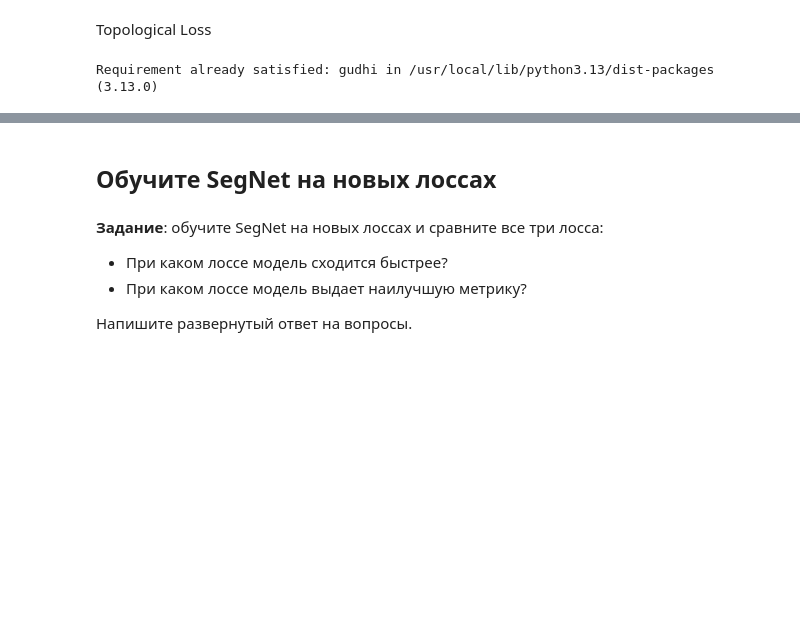
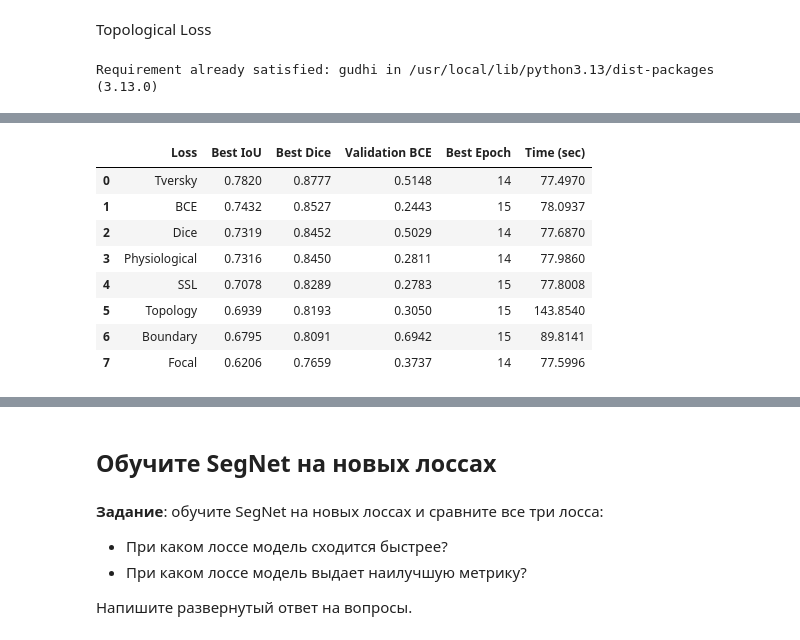
Before and after one commit to mymindinsane/DLS, a Jupyter notebook: hw_6_semantic_segmentation.ipynb, the cells around one changed output, grey strips where cells are left out. Cells and saved outputs as stored; diff of their text form; code cells hidden in the pictures; blank space fills up the shorter version.

```diff
--- a/hw_6_semantic_segmentation.ipynb
+++ b/hw_6_semantic_segmentation.ipynb
@@ -1154,0 +1433,33 @@ def topological_loss(logits, labels, patch_size=64,
+# %%
+all_histories = {**histories, **bonus_histories}
+
+results = []
+
+for name, h in all_histories.items():
+    idx = h["best_epoch"] - 1
+
+    results.append({
+        "Loss": name,
+        "Best IoU": h["best_iou"],
+        "Best Dice": h["val_dice"][idx],
+        "Validation BCE": h["val_bce"][idx],
+        "Best Epoch": h["best_epoch"],
+        "Time (sec)": h["total_seconds"]
+    })
+
+results_df = pd.DataFrame(results)
+results_df = results_df.sort_values(
+    "Best IoU", ascending=False
+).reset_index(drop=True)
+
+display(results_df.round(4))
+# %% [output]
+|  | Loss | Best IoU | Best Dice | Validation BCE | Best Epoch | Time (sec) |
+| 0 | Tversky | 0.7820 | 0.8777 | 0.5148 | 14 | 77.4970 |
+| 1 | BCE | 0.7432 | 0.8527 | 0.2443 | 15 | 78.0937 |
+| 2 | Dice | 0.7319 | 0.8452 | 0.5029 | 14 | 77.6870 |
+| 3 | Physiological | 0.7316 | 0.8450 | 0.2811 | 14 | 77.9860 |
+| 4 | SSL | 0.7078 | 0.8289 | 0.2783 | 15 | 77.8008 |
+| 5 | Topology | 0.6939 | 0.8193 | 0.3050 | 15 | 143.8540 |
+| 6 | Boundary | 0.6795 | 0.8091 | 0.6942 | 15 | 89.8141 |
+| 7 | Focal | 0.6206 | 0.7659 | 0.3737 | 14 | 77.5996 |
```
Also changed, not shown: parts of 25 cells of this notebook.
